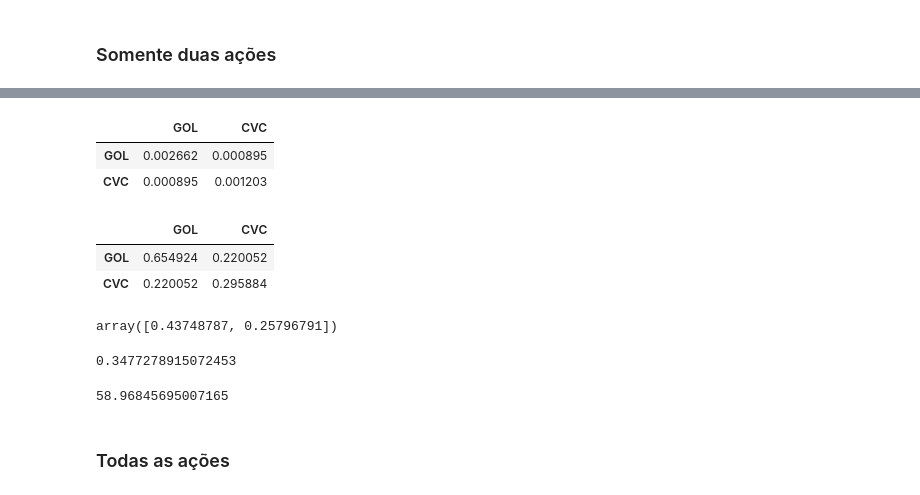
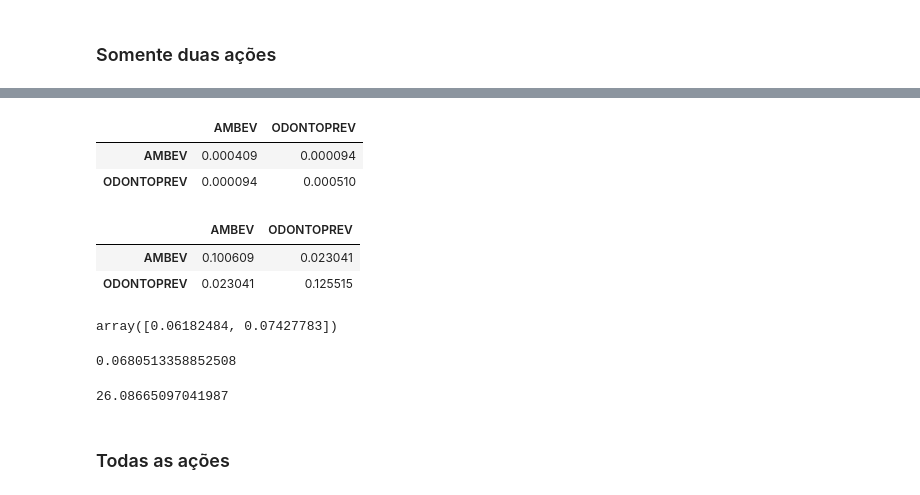
Before and after one commit to wandersonxs/Financas-Machine-Learning-Course, a Jupyter notebook: S5_Python_para_finanças_risco_de_ações.ipynb, the cells around one changed output, grey strips where cells are left out. Saved outputs shown, nothing was run; the diff lists cells and outputs as text; code cells hidden in the pictures.

```diff
--- a/S5_Python_para_finanças_risco_de_ações.ipynb
+++ b/S5_Python_para_finanças_risco_de_ações.ipynb
@@ -420,0 +369,3 @@ taxas_retorno_gol_cvc
+# %%
+taxas_retorno_ambev_odontoprev = taxas_retorno.drop(columns = ['VIVO', 'PETROBRAS', 'BANCO DO BRASIL', 'BOVA'])
+taxas_retorno_ambev_odontoprev
@@ -421,29 +386,29 @@ taxas_retorno_gol_cvc
 # %%
-taxas_retorno_gol_cvc.cov()
+taxas_retorno_ambev_odontoprev.cov()
 # %% [output]
-|  | GOL | CVC |
-| GOL | 0.002662 | 0.000895 |
-| CVC | 0.000895 | 0.001203 |
+|  | AMBEV | ODONTOPREV |
+| AMBEV | 0.000409 | 0.000094 |
+| ODONTOPREV | 0.000094 | 0.000510 |
 # %%
-taxas_retorno_gol_cvc.cov() * 246
+taxas_retorno_ambev_odontoprev.cov() * 246
 # %% [output]
-|  | GOL | CVC |
-| GOL | 0.654924 | 0.220052 |
-| CVC | 0.220052 | 0.295884 |
+|  | AMBEV | ODONTOPREV |
+| AMBEV | 0.100609 | 0.023041 |
+| ODONTOPREV | 0.023041 | 0.125515 |
 # %%
 pesos = np.array([0.5, 0.5])
 # %%
-np.dot(taxas_retorno_gol_cvc.cov() * 246, pesos)
+np.dot(taxas_retorno_ambev_odontoprev.cov() * 246, pesos)
 # %% [output]
-array([0.43748787, 0.25796791])
+array([0.06182484, 0.07427783])
 # %%
-np.dot(pesos, np.dot(taxas_retorno_gol_cvc.cov() * 246, pesos))
+np.dot(pesos, np.dot(taxas_retorno_ambev_odontoprev.cov() * 246, pesos))
 # %% [output]
-0.3477278915072453
+0.0680513358852508
 # %%
-math.sqrt(np.dot(pesos, np.dot(taxas_retorno_gol_cvc.cov() * 246, pesos))) * 100
+math.sqrt(np.dot(pesos, np.dot(taxas_retorno_ambev_odontoprev.cov() * 246, pesos))) * 100
 # %% [output]
-58.96845695007165
+26.08665097041987
 # %% [markdown]
 ### Todas as ações
 # %%
```
Also changed, not shown: parts of 115 cells of this notebook, 2 other files.
